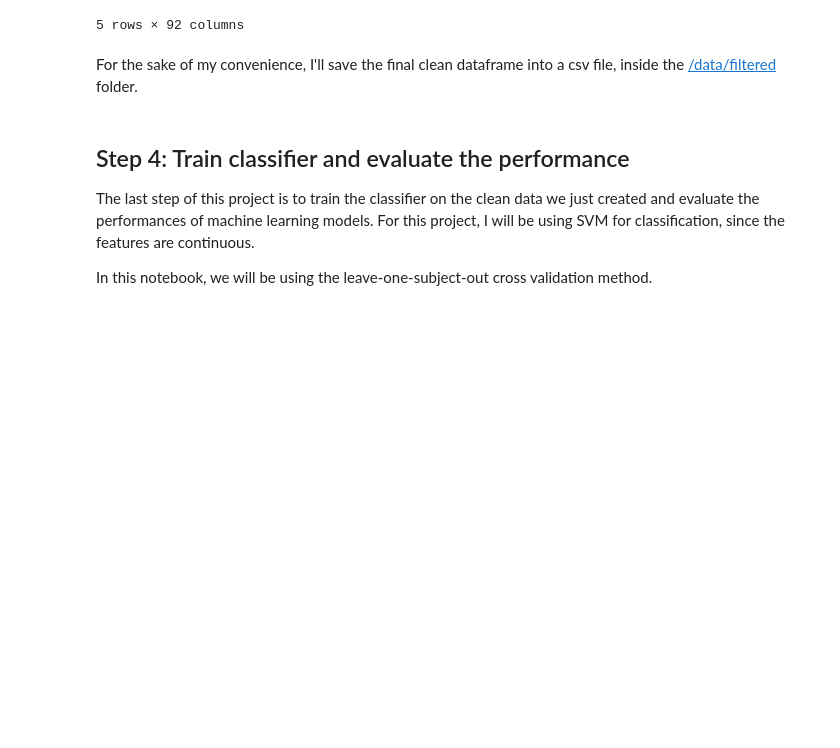
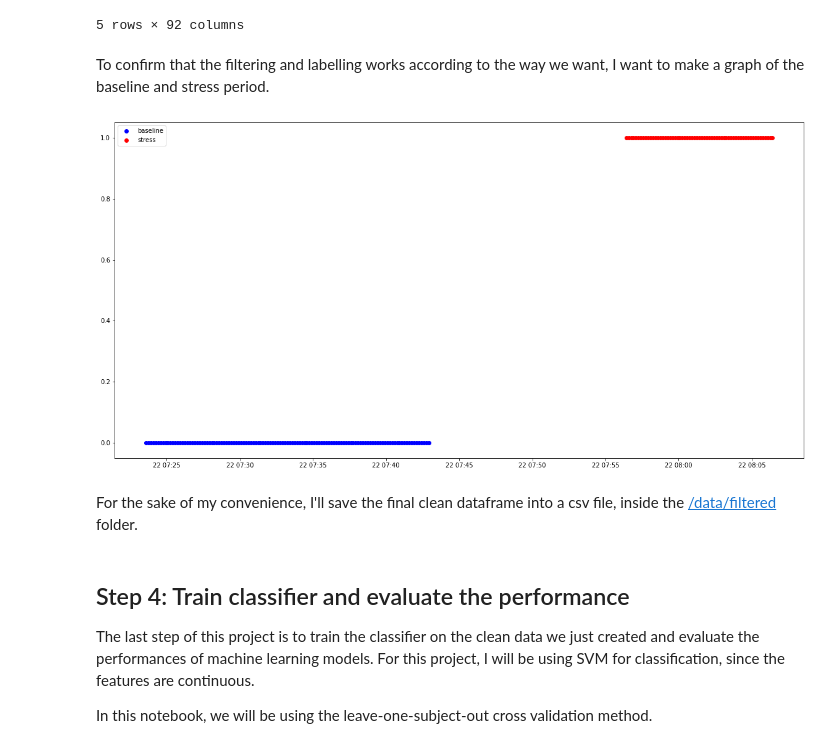
Before and after one commit to hvrlxy/HINF5300, a Jupyter notebook: Assignment3/code/stress_detection.ipynb, the cells around one changed output. Drawn from its saved outputs; the diff is of its cells as text; code cells hidden in the pictures; blank space fills up the shorter version.

```diff
--- a/Assignment3/code/stress_detection.ipynb
+++ b/Assignment3/code/stress_detection.ipynb
@@ -190,6 +234,31 @@ final_df.head()
 | 2017-05-22 07:24:05+00:00 | 2 | 52.8 | 792.254337 | 790.6610 | 215.6348 | 39.361808 | 39.396494 | 8.8 | ... |
 | 2017-05-22 07:24:15+00:00 | 2 | 57.0 | 800.842850 | 796.9110 | 221.8846 | 40.378157 | 40.442510 | 9.8 | ... |
 5 rows × 92 columns
+# %% [markdown]
+To confirm that the filtering and labelling works according to the way we want, I want to make a graph of the baseline and stress period.
+# %%
+def plot_baseline_stress_timestamp(subject_id):
+    # filter out the data of the subject
+    subject_df = final_df[final_df["user"] == subject_id]
+    # get the rows with label 0 (baseline)
+    baseline_df = subject_df[subject_df["label"] == 0]
+    # get the rows with label 1 (stress)
+    stress_df = subject_df[subject_df["label"] == 1]
+    #get the timestampt of the baseline
+    baseline_timestamp = baseline_df.index
+    #get the timestampt of the stress
+    stress_timestamp = stress_df.index
+    # plot the baseline and stress timestamp
+    plt.figure(figsize=(10, 5))
+    plt.plot(baseline_timestamp, np.zeros(len(baseline_timestamp)), 'o', color='blue', label='baseline')
+    plt.plot(stress_timestamp, np.ones(len(stress_timestamp)), 'o', color='red', label='stress')
+    plt.legend()
+    plt.show()
+
+# plot the baseline and stress timestamp of user 2
+plot_baseline_stress_timestamp(2)
+# %% [output]
+[figure, added]
 # %% [markdown]
 For the sake of my convenience, I'll save the final clean dataframe into a csv file, inside the [/data/filtered](../data/filtered/) folder.
 # %%
```
Also changed, not shown: parts of 6 cells of this notebook, 1 other file.
